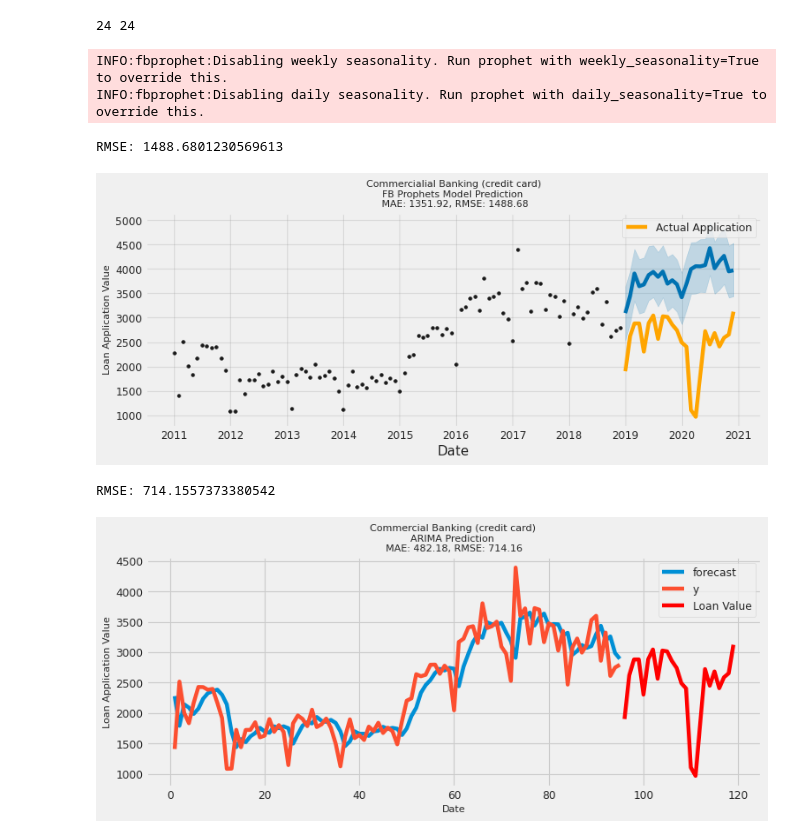
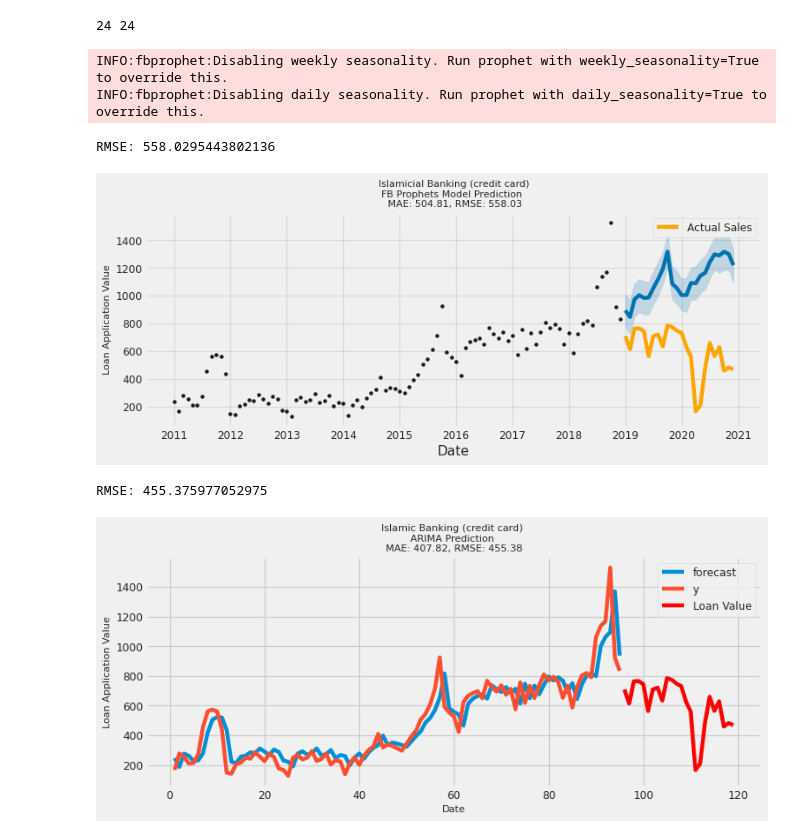
Before and after one commit to matyi101/stats, a Jupyter notebook: Forecasting_on_Credit_Card_Loan_Application_At_Islamic_Banking.ipynb, the cells around one changed output. Saved outputs shown, nothing was run; the diff lists cells and outputs as text; code cells hidden in the pictures.

```diff
--- a/Forecasting_on_Credit_Card_Loan_Application_At_Islamic_Banking.ipynb
+++ b/Forecasting_on_Credit_Card_Loan_Application_At_Islamic_Banking.ipynb
@@ -21,7 +21,7 @@ sns.set()
 
 plt.style.use('fivethirtyeight')
 # %%
-url = 'https://raw.githubusercontent.com/matyi101/stats/main/commercial_loan.csv'
+url = 'https://raw.githubusercontent.com/matyi101/stats/main/islamic_loan.csv'
 df = pd.read_csv(url)
 df
 # %% [output]
@@ -335,7 +334,7 @@ print('RMSE: {}'.format(score_rmse))
 # %% [output]
 INFO:fbprophet:Disabling weekly seasonality. Run prophet with weekly_seasonality=True to override this.
 INFO:fbprophet:Disabling daily seasonality. Run prophet with daily_seasonality=True to override this.
-RMSE: 1488.6801230569613
+RMSE: 558.0295443802136
 # %%
 # Plot the forecast
 f, ax = plt.subplots(1)
@@ -343,20 +342,20 @@ f.set_figheight(4)
 f.set_figwidth(10)
 
 model.plot(y_pred, ax=ax)
-sns.lineplot(x=x_valid['ds'], y=y_valid['y'], ax=ax, color='orange', label='Actual Application') #navajowhite
+sns.lineplot(x=x_valid['ds'], y=y_valid['y'], ax=ax, color='orange', label='Actual Sales') #navajowhite
 
-ax.set_title(f"Commercialial Banking (credit card)\nFB Prophets Model Prediction \n MAE: {score_mae:.2f}, RMSE: {score_rmse:.2f}", fontsize=10)
+ax.set_title(f"Islamicial Banking (credit card)\nFB Prophets Model Prediction \n MAE: {score_mae:.2f}, RMSE: {score_rmse:.2f}", fontsize=10)
 ax.set_xlabel(xlabel='Date', fontsize=14)
 ax.set_ylabel(ylabel='Loan Application Value', fontsize=10)
 
 plt.show()
 # %% [output]
-[figure, old version]
+[figure, new version]
 # %%
 # from statsmodels.tsa.arima.model import ARIMA
 
 # Fit model
-model = ARIMA(y_train, order=(0,1,1))
+model = ARIMA(y_train, order=(1,1,1))
 model_fit = model.fit()
 
 # Prediction with ARIMA
@@ -368,22 +367,22 @@ score_rmse = math.sqrt(mean_squared_error(y_valid, y_pred))
 
 print('RMSE: {}'.format(score_rmse))
 # %% [output]
-RMSE: 714.1557373380542
+RMSE: 455.375977052975
 # %%
 f, ax = plt.subplots(1)
 f.set_figheight(4)
 f.set_figwidth(10)
 
 model_fit.plot_predict(1, 95, ax=ax)
 sns.lineplot(x=x_valid.index, y=y_valid['y'], ax=ax, color='red', label='Loan Value')
 
-ax.set_title(f'Commercial Banking (credit card) \nARIMA Prediction \nMAE: {score_mae:.2f}, RMSE: {score_rmse:.2f}', fontsize=10)
+ax.set_title(f'Islamic Banking (credit card) \nARIMA Prediction \nMAE: {score_mae:.2f}, RMSE: {score_rmse:.2f}', fontsize=10)
 ax.set_xlabel(xlabel='Date', fontsize=10)
 ax.set_ylabel(ylabel='Loan Application Value', fontsize=10)
 
 plt.show()
 # %% [output]
-[figure, old version]
+[figure, new version]
 # %%
 !pip install pmdarima
 import pmdarima as pm
```
Also changed, not shown: parts of 19 cells of this notebook.
